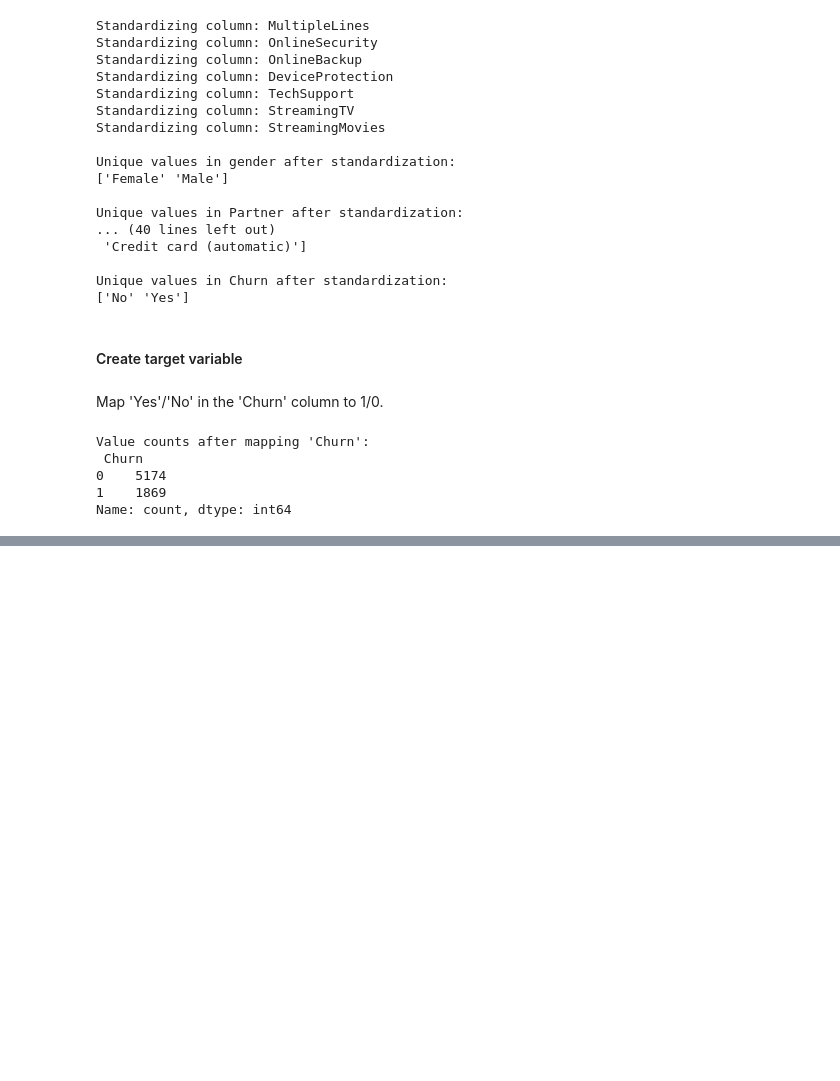
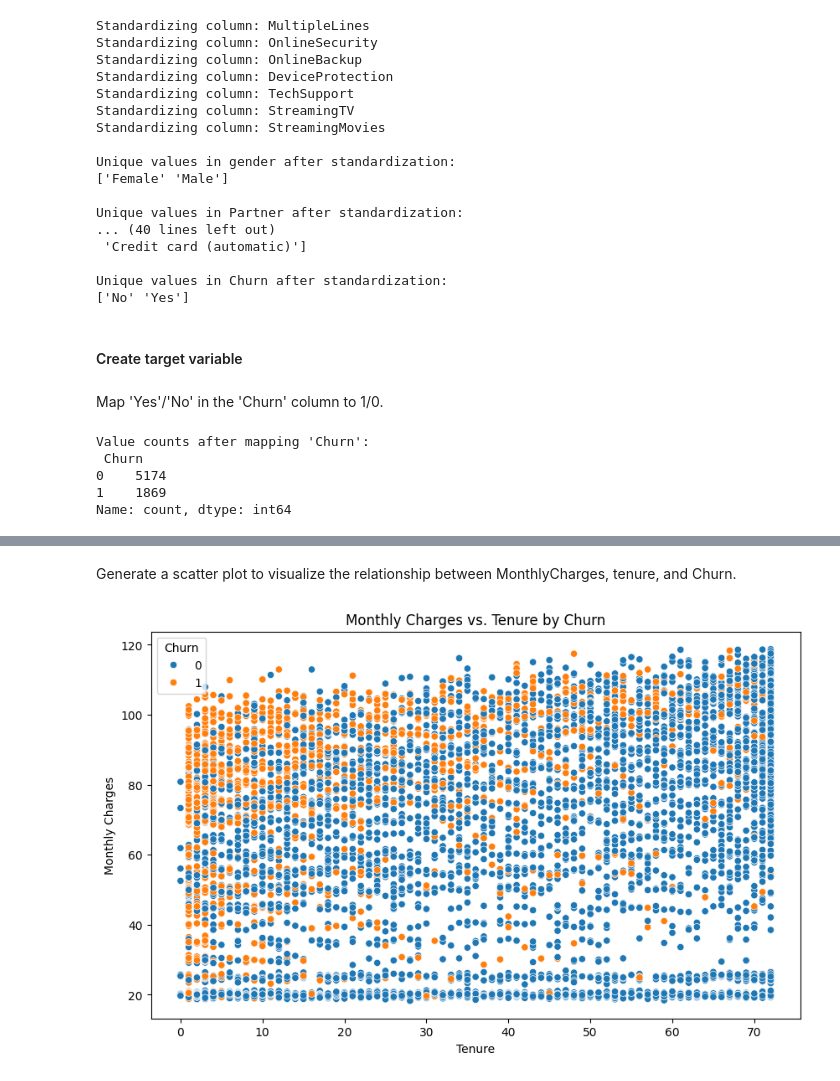
Before and after one commit to aminayusif/Retentify, a Jupyter notebook: Retentify_Customer_Retention_And_Recommendation_System.ipynb, the cells around one changed output, grey strips where cells are left out. Drawn from its saved outputs; the diff is of its cells as text; code cells hidden in the pictures; blank space fills up the shorter version.

```diff
--- a/Retentify_Customer_Retention_And_Recommendation_System.ipynb
+++ b/Retentify_Customer_Retention_And_Recommendation_System.ipynb
@@ -166,0 +318,12 @@ Name: count, dtype: int64
+# %% [markdown]
+Generate a scatter plot to visualize the relationship between MonthlyCharges, tenure, and Churn.
+# %%
+plt.figure(figsize=(10, 6))
+sns.scatterplot(data=df, x='tenure', y='MonthlyCharges', hue='Churn')
+plt.xlabel('Tenure')
+plt.ylabel('Monthly Charges')
+plt.title('Monthly Charges vs. Tenure by Churn')
+plt.legend(title='Churn')
+plt.show()
+# %% [output]
+[figure, added]
```
Also changed, not shown: parts of 20 cells of this notebook.
